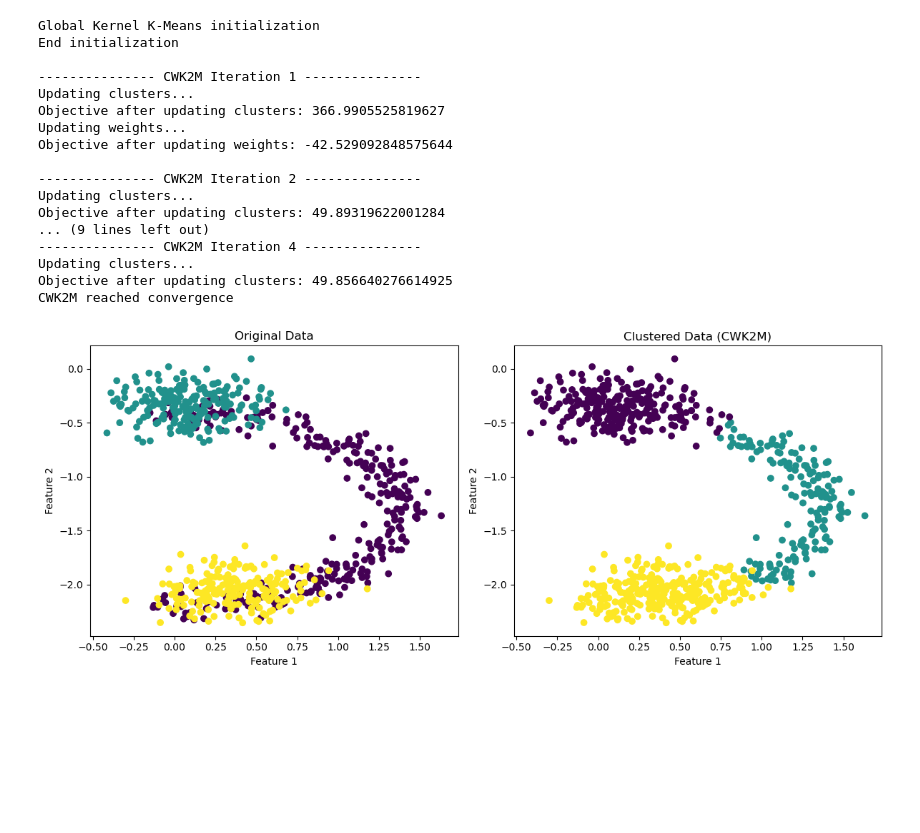
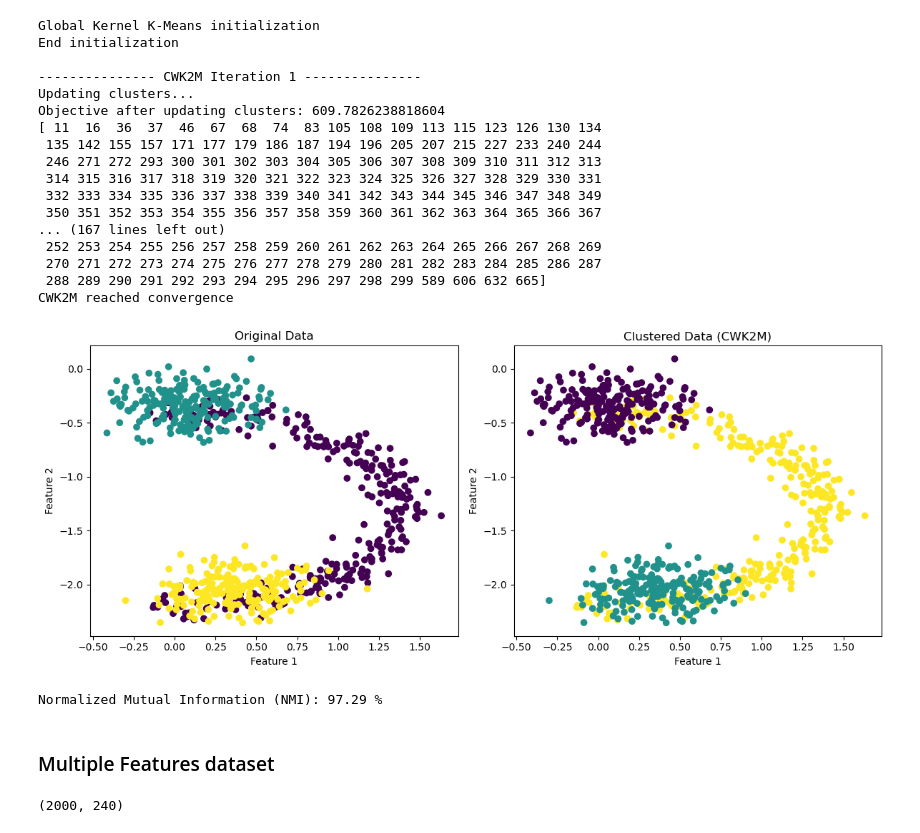
Before and after one commit to mehrbanian/multi-view-clustering-cwk2m, a Jupyter notebook: CWK2M.ipynb, the cells around one changed output. Saved outputs shown, nothing was run; the diff lists cells and outputs as text; code cells hidden in the pictures; blank space fills up the shorter version.

Commit message:
new results and datasets

```diff
--- a/CWK2M.ipynb
+++ b/CWK2M.ipynb
@@ -268,12 +286,6 @@ def fast_global_kernel_k_means(K, dataset_weights, total_clusters, display=False
 
     return cluster_elem, clustering_error
 # %%
-import numpy as np
-from sklearn.datasets import make_blobs
-from scipy.spatial.distance import pdist, squareform
-from sklearn.metrics.pairwise import rbf_kernel
-import scipy.io
-
 n_clusters = 3
 data = scipy.io.loadmat('datasets/synthetic_data.mat')
 
@@ -283,66 +295,84 @@ X = [X1, X2]
 y = data["Ground_truth"]
 
 # K = np.array(scipy.io.loadmat('datasets/synthetic_data_kernel.mat')['K'])
-K = np.vstack([_pairwise_kernel(X1, kernel="rbf", d=0.4), _pairwise_kernel(X2, kernel="rbf", d=0.4)])
+K = np.vstack([_pairwise_kernel(X1, kernel="rbf", d=0.2), _pairwise_kernel(X2, kernel="rbf", d=0.2)])
 
 # Run CWK2M
 n_views = 2
-p = 2
+p = 1.5
 init_weights = np.full((n_views, n_clusters), 1 / n_views)
-# init_weights = np.full(n_views, 1/n_views)
-# print(init_weights.shape)
+n_points = K.shape[0] // n_views
+init_clusters = np.random.randint(0, n_clusters, n_points)
 
-n_points = K.shape[0] // n_views
 # Compute composite kernel
 K_combined = np.zeros((n_points, n_points))
 for i in range(n_views):
   start = i * n_points
   end = (i+1) * n_points
+  K_ = K[start:end, :]
   for k in range(n_clusters):
-    K_combined += init_weights[i, k]**p * K[start:end, :]
+    K_combined[np.where(init_clusters == k)[0], :] += init_weights[i, k]**p * K_[np.where(init_clusters == k)[0], :]
+    K_combined[:, np.where(init_clusters == k)[0]] += init_weights[i, k]**p * K_[:, np.where(init_clusters == k)[0]]
+
 # Initialize with Global K-Means
 print('Global Kernel K-Means initialization')
-init_clusters = global_kernel_k_means(K_combined, np.ones(n_points), n_clusters)
-# init_clusters = np.random.randint(0, n_clusters, n_points)
+# init_clusters = global_kernel_k_means(K_combined, np.ones(n_points), n_clusters)
 print('End initialization\n')
 
 cluster_labels, weights, error = CWK2M(K, n_clusters, n_views, p, init_clusters, init_weights)
 
 # Plot the original data and the clustered data
 plt.figure(figsize=(12, 5))
 plt.subplot(1, 2, 1)
 plt.scatter(X2[:, 0], X2[:, 1], c=y, cmap='viridis')
 plt.title('Original Data')
 plt.xlabel('Feature 1')
 plt.ylabel('Feature 2')
 
 plt.subplot(1, 2, 2)
 plt.scatter(X2[:, 0], X2[:, 1], c=cluster_labels, cmap='viridis')
 plt.title('Clustered Data (CWK2M)')
 plt.xlabel('Feature 1')
 plt.ylabel('Feature 2')
 
 plt.tight_layout()
 plt.show()
 # %% [output]
 Global Kernel K-Means initialization
 End initialization
 
 --------------- CWK2M Iteration 1 ---------------
 Updating clusters...
-Objective after updating clusters: 366.9905525819627
-Updating weights...
-Objective after updating weights: -42.529092848575644
-
---------------- CWK2M Iteration 2 ---------------
-Updating clusters...
-Objective after updating clusters: 49.89319622001284
-... (9 lines left out)
---------------- CWK2M Iteration 4 ---------------
-Updating clusters...
-Objective after updating clusters: 49.856640276614925
+Objective after updating clusters: 609.7826238818604
+[ 11  16  36  37  46  67  68  74  83 105 108 109 113 115 123 126 130 134
+ 135 142 155 157 171 177 179 186 187 194 196 205 207 215 227 233 240 244
+ 246 271 272 293 300 301 302 303 304 305 306 307 308 309 310 311 312 313
+ 314 315 316 317 318 319 320 321 322 323 324 325 326 327 328 329 330 331
+ 332 333 334 335 336 337 338 339 340 341 342 343 344 345 346 347 348 349
+ 350 351 352 353 354 355 356 357 358 359 360 361 362 363 364 365 366 367
+... (167 lines left out)
+ 252 253 254 255 256 257 258 259 260 261 262 263 264 265 266 267 268 269
+ 270 271 272 273 274 275 276 277 278 279 280 281 282 283 284 285 286 287
+ 288 289 290 291 292 293 294 295 296 297 298 299 589 606 632 665]
 CWK2M reached convergence
-[figure, old version]
+[figure, new version]
+# %%
+from sklearn.metrics import normalized_mutual_info_score
+
+# Calculate NMI
+nmi_score = normalized_mutual_info_score(cluster_labels, y.flatten())
+print("Normalized Mutual Information (NMI):", np.round(nmi_score * 100, 2), "%")
+# %% [output]
+Normalized Mutual Information (NMI): 97.29 %
+# %% [markdown]
+### Multiple Features dataset
+# %%
+
+data = scipy.io.loadmat('datasets/handwritten.mat')
+X_ = data['X'].flatten()
+print(X[3].shape)
+# %% [output]
+(2000, 240)
 # %%
 import pandas as pd
 
```
Also changed, not shown: parts of 21 cells of this notebook, 7 other files.
